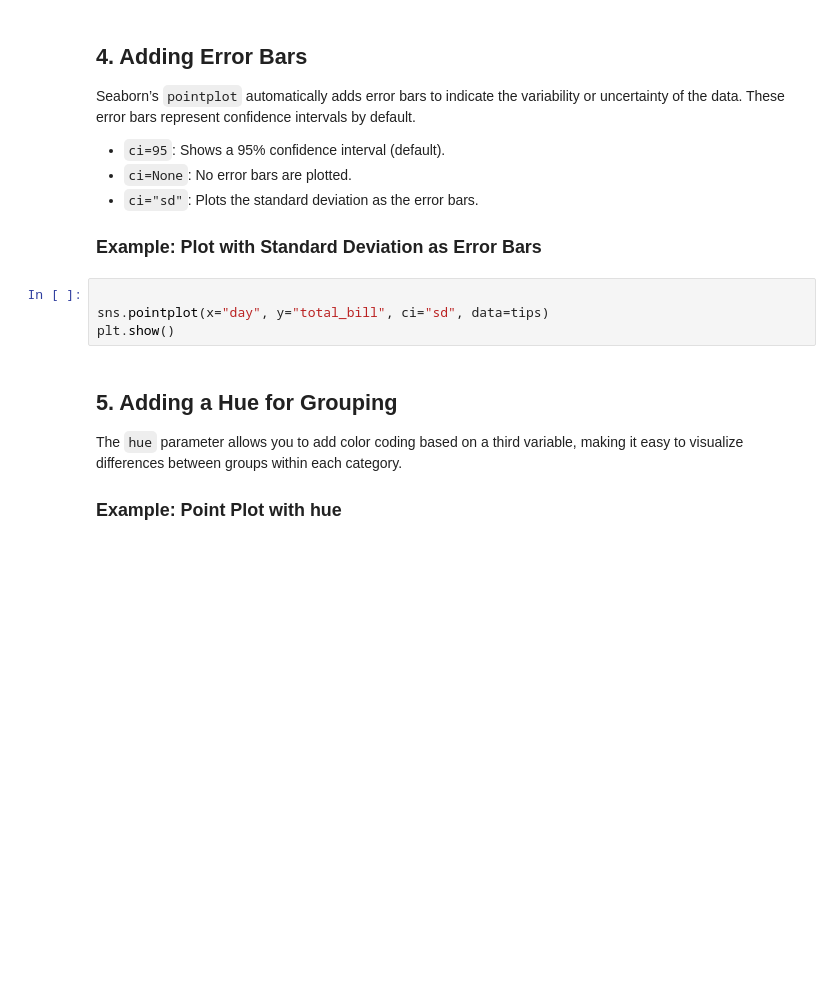
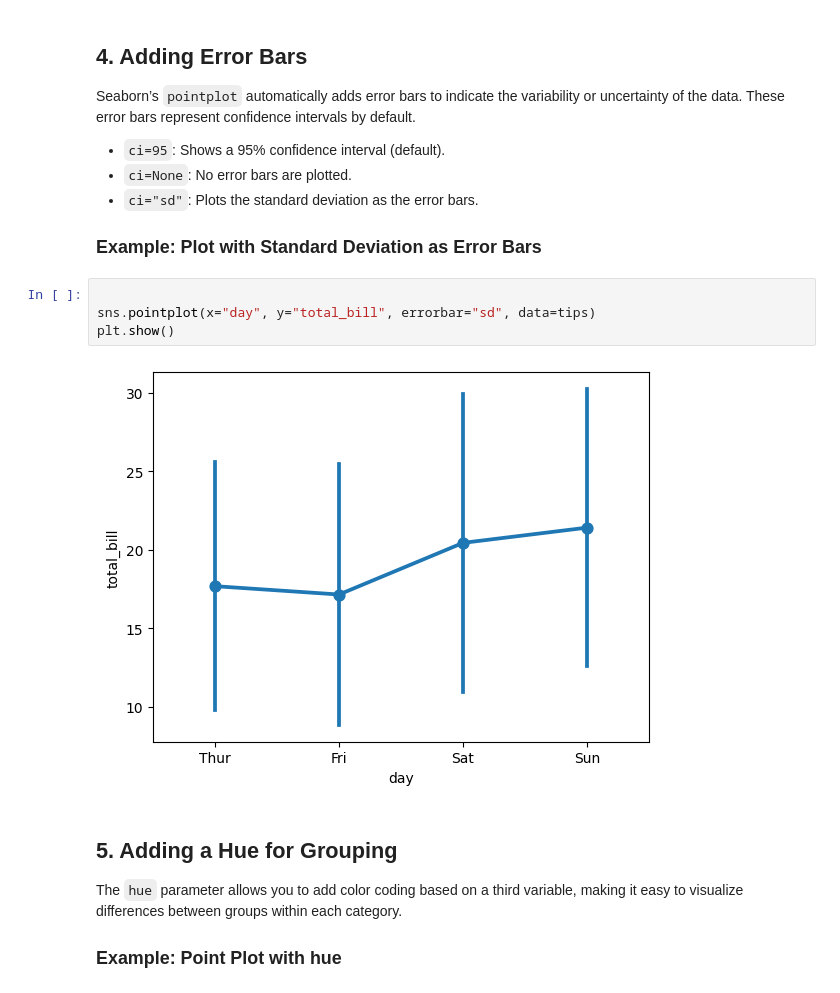
Before and after one commit to 050abhay/DataAnalytic, a Jupyter notebook: Seaborn/Pointplot.ipynb, the cells around one changed output. Saved outputs shown, nothing was run; the diff lists cells and outputs as text; blank space fills up the shorter version.

Commit message:
This is starting of publishing the work on data analytics.

```diff
--- a/Seaborn/Pointplot.ipynb
+++ b/Seaborn/Pointplot.ipynb
@@ -63,8 +67,10 @@ Seaborn’s `pointplot` automatically adds error bars to indicate the variabilit
 ### Example: Plot with Standard Deviation as Error Bars
 # %%
 
-sns.pointplot(x="day", y="total_bill", ci="sd", data=tips)
+sns.pointplot(x="day", y="total_bill", errorbar="sd", data=tips)
 plt.show()
+# %% [output]
+[figure, added]
 # %% [markdown]
 
 ## 5. Adding a Hue for Grouping
```
Also changed, not shown: parts of 15 cells of this notebook, 13 other files.
